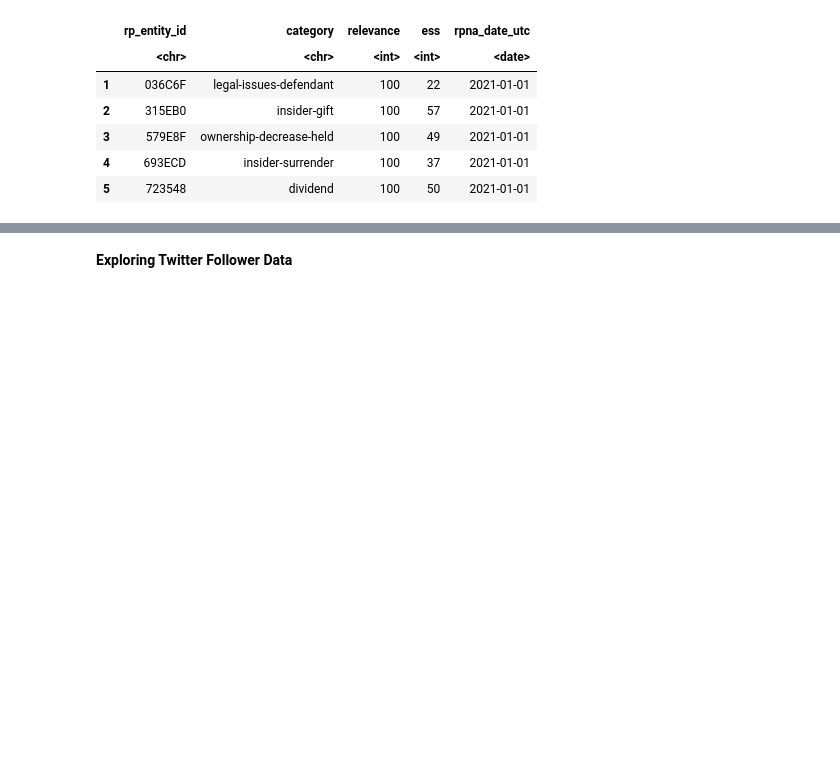
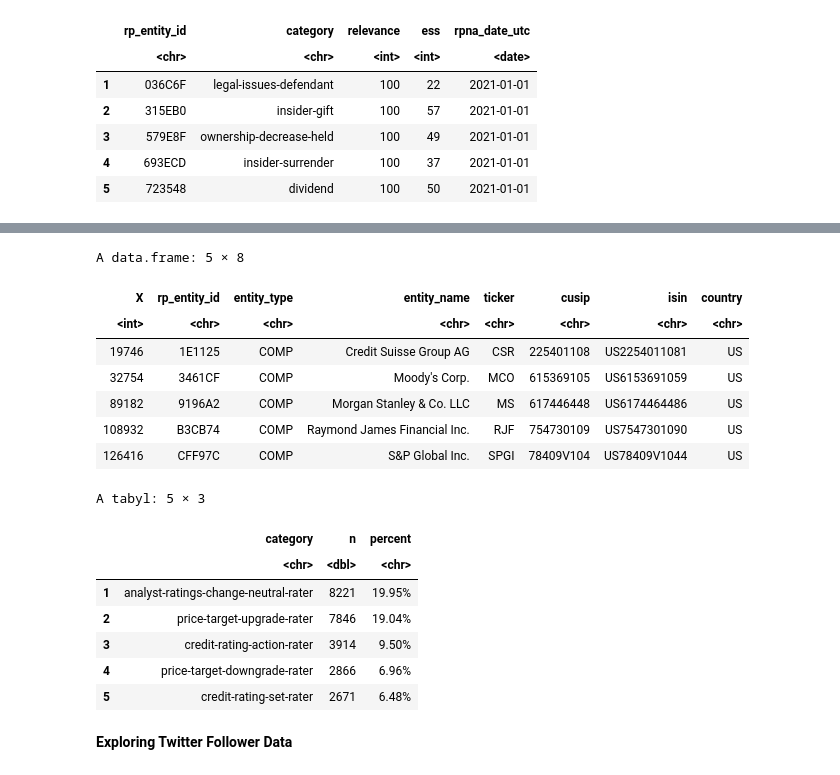
Before and after one commit to limshaocong/analyticsEdge, a Jupyter notebook: Data_Exploration.ipynb, the cells around one changed output, grey strips where cells are left out. Saved outputs shown, nothing was run; the diff lists cells and outputs as text; code cells hidden in the pictures; blank space fills up the shorter version.

```diff
--- a/Data_Exploration.ipynb
+++ b/Data_Exploration.ipynb
@@ -235,3 +235,39 @@ A data.frame: 20 × 5
+# %%
+# Assess the trend where relevance = 20 is heavily concentrated across a few stocks
+#
+# Conclusion:
+# 4. Relevance = 20 should be eliminiated as they largely pertain to their role
+# in publishing credit rating or price target changes
+
+# Top 5 stocks
+curious = c("CFF97C", "9196A2", "3461CF", "B3CB74", "1E1125")
+rp.company.index %>%
+  filter(rp_entity_id %in% curious)
+
+# Top categories
+rp.dj.2021 %>%
+  filter(relevance == 20) %>%
+  tabyl(category) %>%
+  adorn_pct_formatting(digits = 2, affix_sign = TRUE) %>%
+  arrange(desc(n)) %>%
+  head(5)
+# %% [output]
+A data.frame: 5 × 8
+| X | rp_entity_id | entity_type | entity_name | ticker | cusip | isin | country |
+| <int> | <chr> | <chr> | <chr> | <chr> | <chr> | <chr> | <chr> |
+| 19746 | 1E1125 | COMP | Credit Suisse Group AG | CSR | 225401108 | US2254011081 | US |
+| 32754 | 3461CF | COMP | Moody's Corp. | MCO | 615369105 | US6153691059 | US |
+| 89182 | 9196A2 | COMP | Morgan Stanley & Co. LLC | MS | 617446448 | US6174464486 | US |
+| 108932 | B3CB74 | COMP | Raymond James Financial Inc. | RJF | 754730109 | US7547301090 | US |
+| 126416 | CFF97C | COMP | S&P Global Inc. | SPGI | 78409V104 | US78409V1044 | US |
+A tabyl: 5 × 3
+|  | category | n | percent |
+|  | <chr> | <dbl> | <chr> |
+| 1 | analyst-ratings-change-neutral-rater | 8221 | 19.95% |
+| 2 | price-target-upgrade-rater | 7846 | 19.04% |
+| 3 | credit-rating-action-rater | 3914 | 9.50% |
+| 4 | price-target-downgrade-rater | 2866 | 6.96% |
+| 5 | credit-rating-set-rater | 2671 | 6.48% |
 # %% [markdown]
 **Exploring Twitter Follower Data**
 # %%
```
Also changed, not shown: parts of 21 cells of this notebook.
